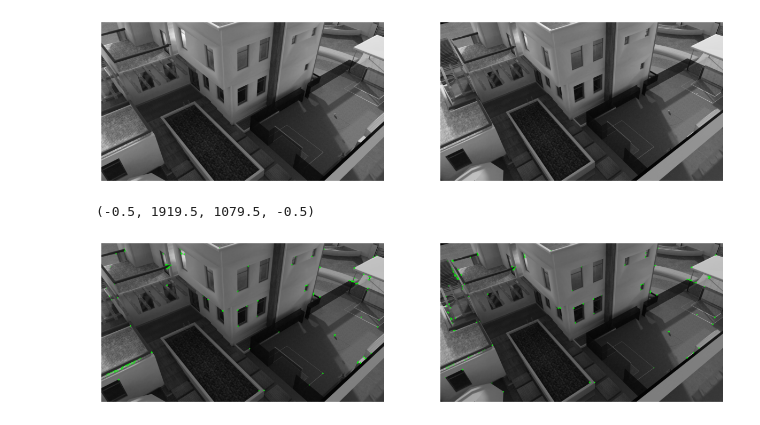
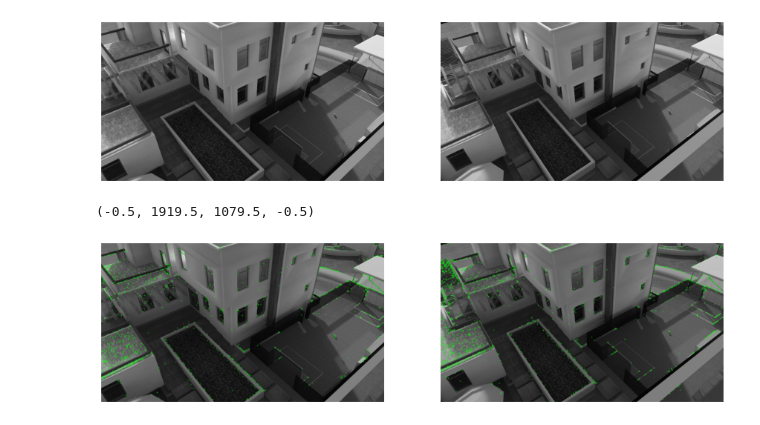
Before and after one commit to GuoYipeng279/CV, a Jupyter notebook: COMP70058 Data/cw.ipynb, the cells around one changed output. Drawn from its saved outputs; the diff is of its cells as text; code cells hidden in the pictures.

```diff
--- a/COMP70058 Data/cw.ipynb
+++ b/COMP70058 Data/cw.ipynb
@@ -17,26 +17,26 @@ axs[1].axis('off')
 [figure]
 # %%
 # Initiate ORB detector
-orb = cv2.ORB_create()
+orb = cv2.SIFT_create()
 
 # detect the key points and corresponding feature descriptor
 kp_1, des_1 = orb.detectAndCompute(im1, None)
 kp_2, des_2 = orb.detectAndCompute(im2, None)
 
 # draw the key points
 im1_keypoints = cv2.drawKeypoints(im1, kp_1, None, [0, 255, 0], flags=0)
 im2_keypoints = cv2.drawKeypoints(im2, kp_2, None, [0, 255, 0], flags=0)
 
 
 f, axs = plt.subplots(1,2,figsize=(15,15))
 axs[0].imshow(im1_keypoints)
 axs[0].axis('off')
 
 axs[1].imshow(im2_keypoints)
 axs[1].axis('off')
 # %% [output]
 (-0.5, 1919.5, 1079.5, -0.5)
-[figure, old version]
+[figure, new version]
 # %%
 bf = cv2.BFMatcher(cv2.NORM_HAMMING, crossCheck=True)
 matches = bf.match(des_1, des_2)
```
Also changed, not shown: parts of 5 cells of this notebook.
